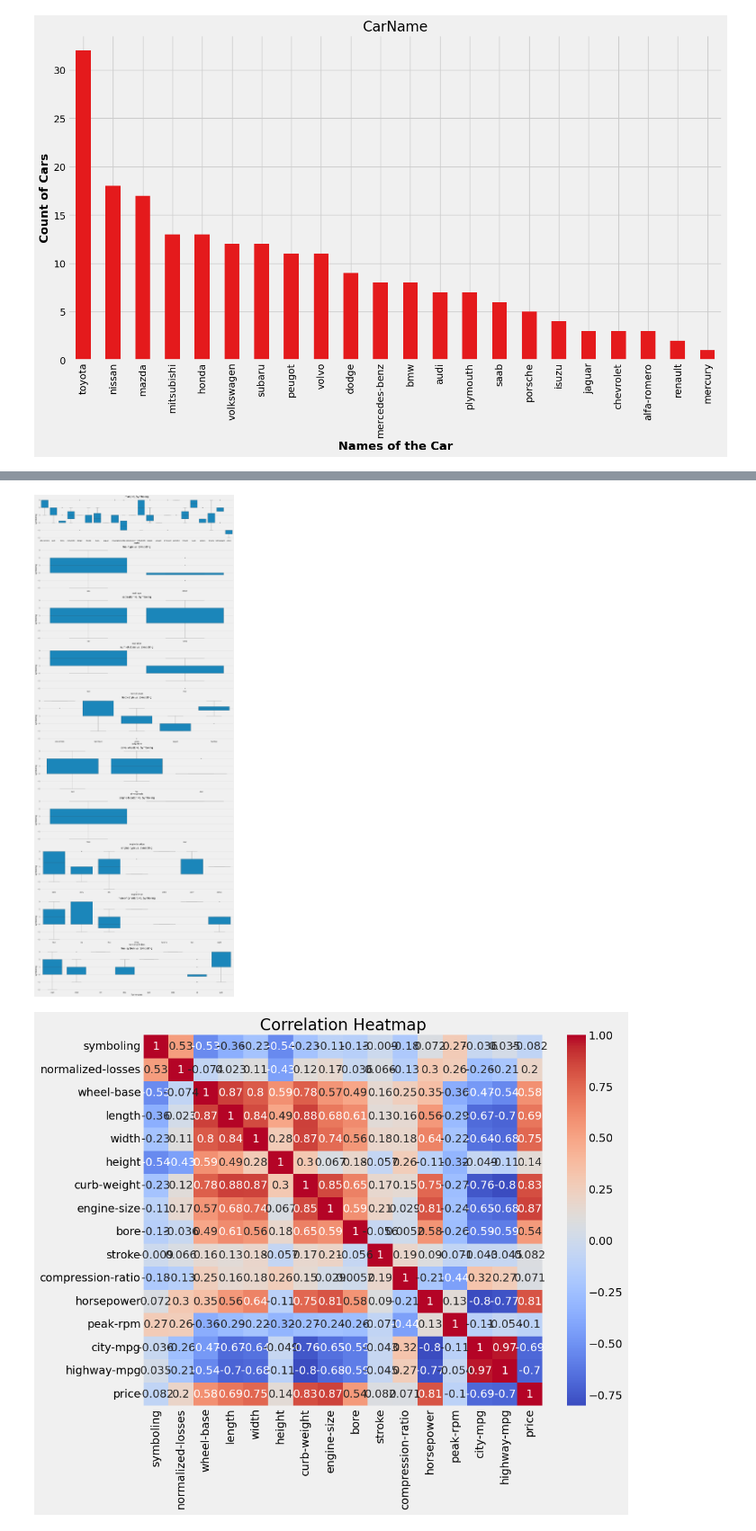
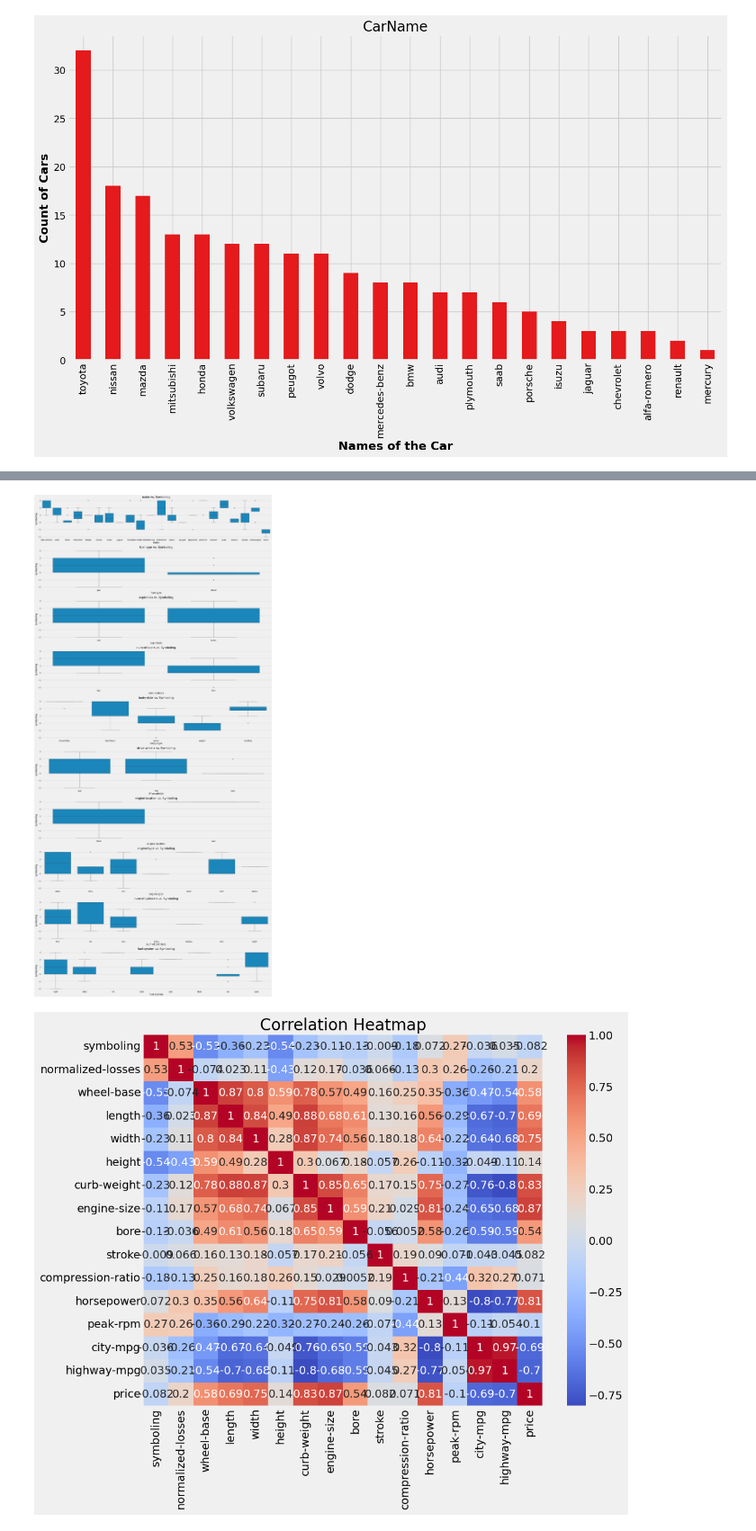
Before and after one commit to alejandro945/insurance-risk, a Jupyter notebook: src/main.ipynb, the cells around one changed output, grey strips where cells are left out. Shown at 90% size. Drawn from its saved outputs; the diff is of its cells as text; code cells hidden in the pictures.

```diff
--- a/src/main.ipynb
+++ b/src/main.ipynb
@@ -293,14 +285,15 @@ plt.show()
 # %%
 # Categorical Feature vs. symboling
 plt.figure(figsize=(24, 60))
-for feature in categorical_columns:
-    plt.subplot(10, 1, categorical_columns.index(feature) + 1)
+slice = categorical_columns[1:]
+for feature in slice:
+    plt.subplot(12, 1, slice.index(feature) + 1)
     sns.boxplot(data=df, x=feature, y='symboling')
     plt.title(f'{feature} vs. Symboling')
 plt.tight_layout()
 plt.show()
 # %% [output]
-[figure, old version]
+[figure, new version]
 # %%
 # Correlation Analysis
 correlation_matrix = df[numerical_columns].corr()
```
Also changed, not shown: parts of 2 cells of this notebook.
